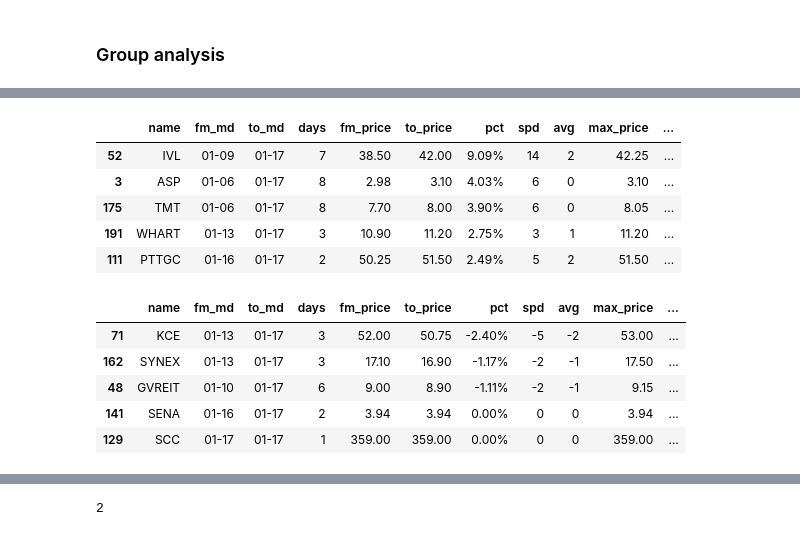
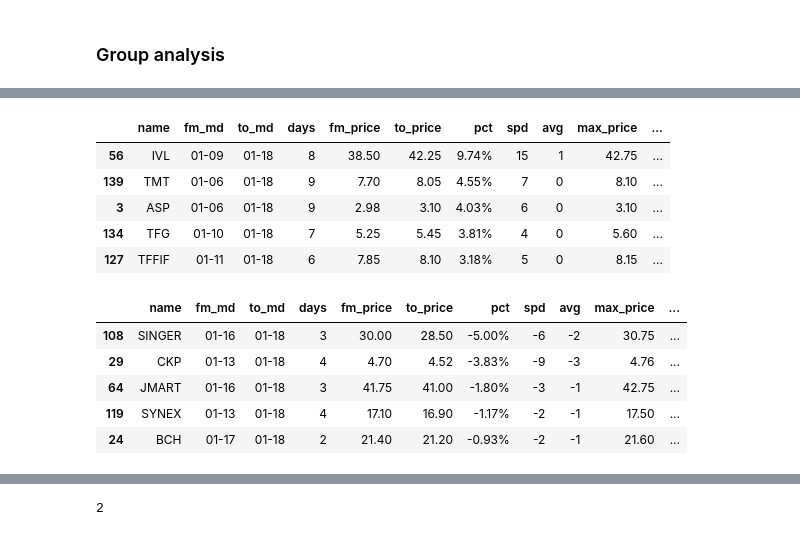
Before and after one commit to santimcs/A7, a Jupyter notebook: Daily/240 - Summary Sales Analysis.ipynb, the cells around one changed output, grey strips where cells are left out. Saved outputs shown, nothing was run; the diff lists cells and outputs as text; code cells hidden in the pictures.

```diff
--- a/Daily/240 - Summary Sales Analysis.ipynb
+++ b/Daily/240 - Summary Sales Analysis.ipynb
@@ -127,23 +178,23 @@ df.groupby("trend").nunique()
 # %%
-mask_p = df['to_md'] == '01-17'
+mask_p = df['to_md'] == '01-18'
 df[mask_p][cols].sort_values('pct',ascending=False).head().style.format(format_dict)
 # %% [output]
 |  | name | fm_md | to_md | days | fm_price | to_price | pct | spd | avg | max_price | ... |
-| 52 | IVL | 01-09 | 01-17 | 7 | 38.50 | 42.00 | 9.09% | 14 | 2 | 42.25 | ... |
-| 3 | ASP | 01-06 | 01-17 | 8 | 2.98 | 3.10 | 4.03% | 6 | 0 | 3.10 | ... |
-| 175 | TMT | 01-06 | 01-17 | 8 | 7.70 | 8.00 | 3.90% | 6 | 0 | 8.05 | ... |
-| 191 | WHART | 01-13 | 01-17 | 3 | 10.90 | 11.20 | 2.75% | 3 | 1 | 11.20 | ... |
-| 111 | PTTGC | 01-16 | 01-17 | 2 | 50.25 | 51.50 | 2.49% | 5 | 2 | 51.50 | ... |
+| 56 | IVL | 01-09 | 01-18 | 8 | 38.50 | 42.25 | 9.74% | 15 | 1 | 42.75 | ... |
+| 139 | TMT | 01-06 | 01-18 | 9 | 7.70 | 8.05 | 4.55% | 7 | 0 | 8.10 | ... |
+| 3 | ASP | 01-06 | 01-18 | 9 | 2.98 | 3.10 | 4.03% | 6 | 0 | 3.10 | ... |
+| 134 | TFG | 01-10 | 01-18 | 7 | 5.25 | 5.45 | 3.81% | 4 | 0 | 5.60 | ... |
+| 127 | TFFIF | 01-11 | 01-18 | 6 | 7.85 | 8.10 | 3.18% | 5 | 0 | 8.15 | ... |
 # %%
-mask_m = df['to_md'] == '01-17'
+mask_m = df['to_md'] == '01-18'
 df[mask_m][cols].sort_values('pct',ascending=True).head().style.format(format_dict)
 # %% [output]
 |  | name | fm_md | to_md | days | fm_price | to_price | pct | spd | avg | max_price | ... |
-| 71 | KCE | 01-13 | 01-17 | 3 | 52.00 | 50.75 | -2.40% | -5 | -2 | 53.00 | ... |
-| 162 | SYNEX | 01-13 | 01-17 | 3 | 17.10 | 16.90 | -1.17% | -2 | -1 | 17.50 | ... |
-| 48 | GVREIT | 01-10 | 01-17 | 6 | 9.00 | 8.90 | -1.11% | -2 | -1 | 9.15 | ... |
-| 141 | SENA | 01-16 | 01-17 | 2 | 3.94 | 3.94 | 0.00% | 0 | 0 | 3.94 | ... |
-| 129 | SCC | 01-17 | 01-17 | 1 | 359.00 | 359.00 | 0.00% | 0 | 0 | 359.00 | ... |
+| 108 | SINGER | 01-16 | 01-18 | 3 | 30.00 | 28.50 | -5.00% | -6 | -2 | 30.75 | ... |
+| 29 | CKP | 01-13 | 01-18 | 4 | 4.70 | 4.52 | -3.83% | -9 | -3 | 4.76 | ... |
+| 64 | JMART | 01-16 | 01-18 | 3 | 41.75 | 41.00 | -1.80% | -3 | -1 | 42.75 | ... |
+| 119 | SYNEX | 01-13 | 01-18 | 4 | 17.10 | 16.90 | -1.17% | -2 | -1 | 17.50 | ... |
+| 24 | BCH | 01-17 | 01-18 | 2 | 21.40 | 21.20 | -0.93% | -2 | -1 | 21.60 | ... |
 # %%
 mask_n = df.name == 'IVL'
 df[mask_n][cols].style.format(format_dict)
```
Also changed, not shown: parts of 28 cells of this notebook, 36 other files.
